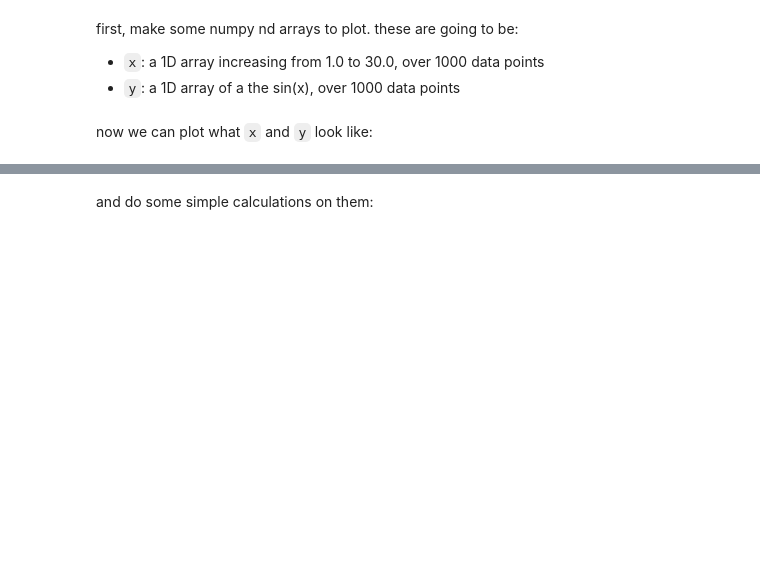
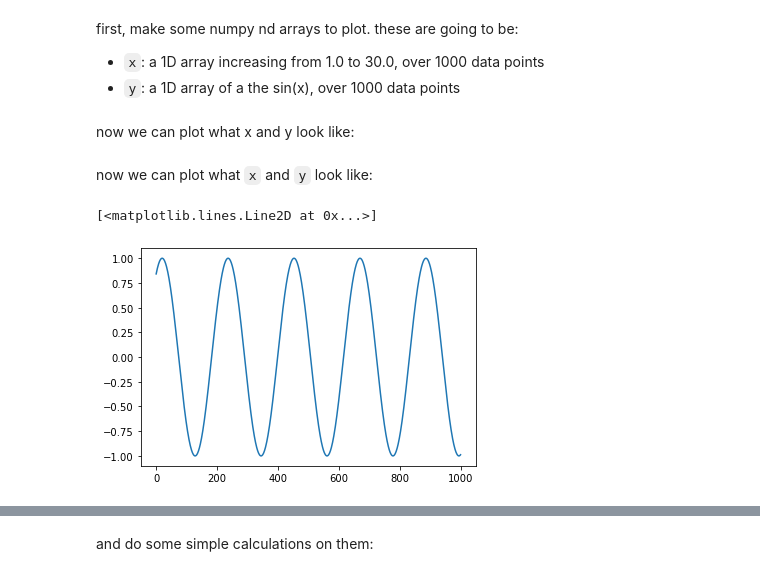
Before and after one commit to danieljdenman/NSPbootcamp, a Jupyter notebook: Introduction.ipynb, the cells around one changed output, grey strips where cells are left out. Cells and saved outputs as stored; diff of their text form; code cells hidden in the pictures; blank space fills up the shorter version.

````diff
--- a/Introduction.ipynb
+++ b/Introduction.ipynb
@@ -162,13 +233,18 @@ an extensive package of plotting tools
 first, make some numpy nd arrays to plot. these are going to be:
 - ```x```: a 1D array increasing from 1.0 to 30.0, over 1000 data points
 - ```y```: a 1D array of a the sin(x), over 1000 data points
+# %% [markdown]
+now we can plot what x and y look like:
 # %%
 x = np.linspace(1,30,1000)#<--- MATLAB alert!
 y = np.sin(x)
 # %% [markdown]
 now we can plot what ```x``` and ```y``` look like:
 # %%
-plt.plot(x)
+plt.plot(y)
+# %% [output]
+[<matplotlib.lines.Line2D at 0x...>]
+[figure, added]
 # %%
 plt.plot(x,y)
 plt.xlabel('x data')
````
Also changed, not shown: parts of 73 cells of this notebook.
